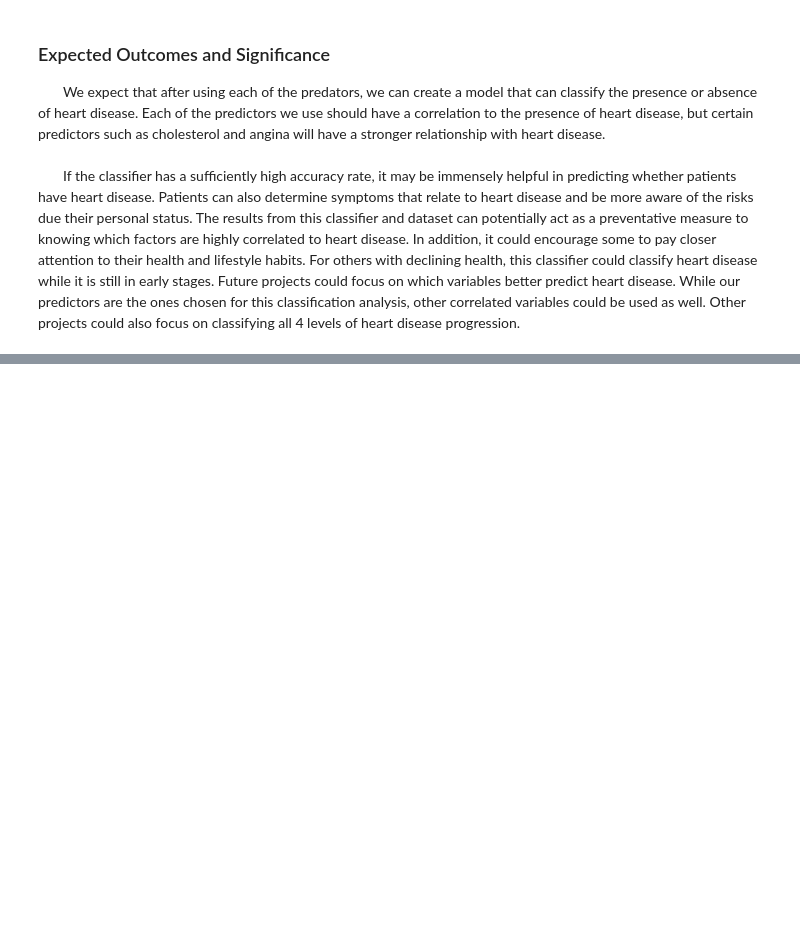
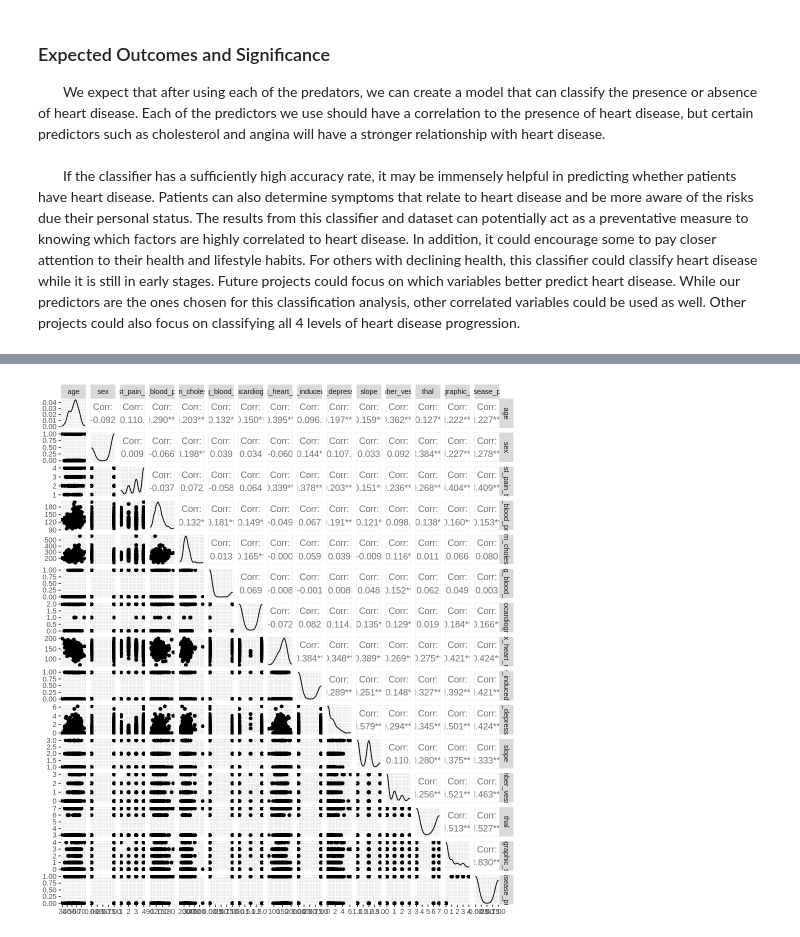
Before and after one commit to samtang22/dsci-100-2022W1-group-21, a Jupyter notebook: heart.data.ipynb, the cells around one changed output, grey strips where cells are left out. Saved outputs shown, nothing was run; the diff lists cells and outputs as text; code cells hidden in the pictures; blank space fills up the shorter version.

```diff
--- a/heart.data.ipynb
+++ b/heart.data.ipynb
@@ -163,0 +167,16 @@ If the classifier has a sufficiently high accuracy rate, it may be immensely hel
+# %%
+library(GGally)
+heart_data <- read_csv(url("https://archive.ics.uci.edu/ml/machine-learning-databases/heart-disease/processed.cleveland.data"), col_names = FALSE) |>
+    rename(age=X1, sex=X2,chest_pain_type=X3, resting_blood_pressure=X4, serum_cholesteral=X5, fasting_blood_sugar=X6,
+           resting_electrocardiographic_results=X7, max_heart_rate=X8, exercise_induced_angina=X9, ST_depression=X10,
+           slope=X11, number_vessels=X12, thal=X13, angiographic_status=X14) |>
+    mutate(number_vessels=as.double(number_vessels)) |>
+    mutate(thal=as.double(thal))
+heart_data["heart_disease_presence"] <- 0
+for(i in 1:nrow(heart_data)) {
+    if(heart_data[i, ncol(heart_data)-1] == 0) {
+        heart_data[i, ncol(heart_data)] <- 0
+    } else {
+        heart_data[i, ncol(heart_data)] <- 1
+    }
+}
@@ -163,0 +200,5 @@ If the classifier has a sufficiently high accuracy rate, it may be immensely hel
+# %%
+ggpairs(heart_data |>
+    na.omit())
+# %% [output]
+[figure, added]
```
Also changed, not shown: parts of 8 cells of this notebook.
